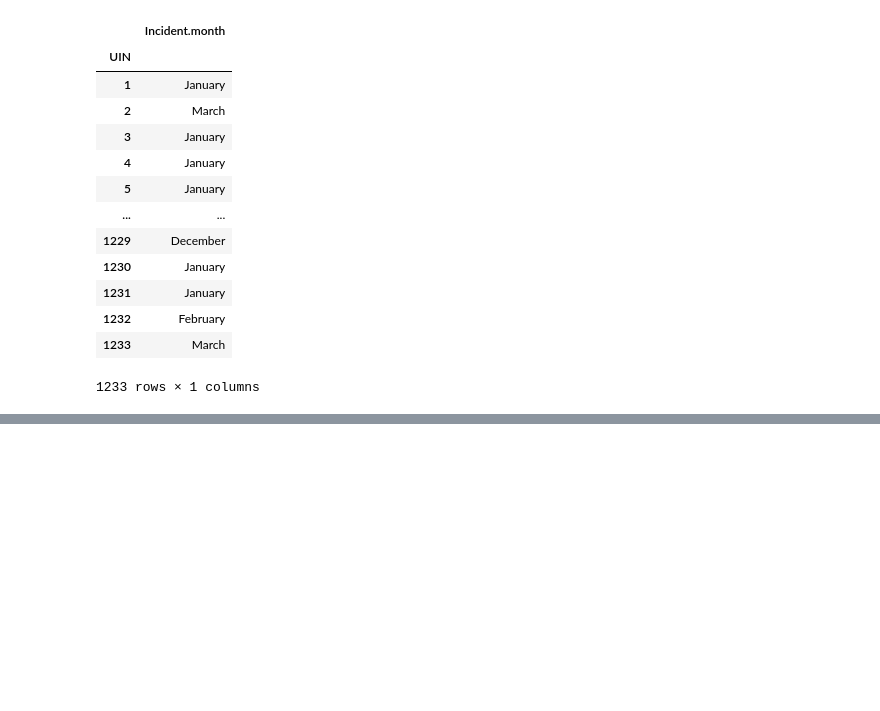
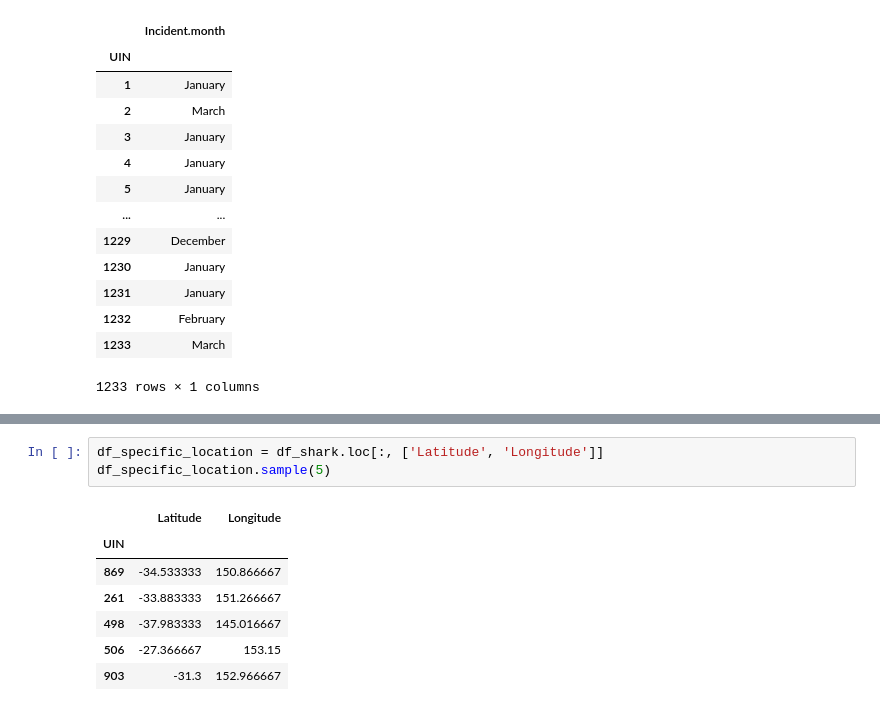
Before and after one commit to anushaTUe/visualisation-20245, a Jupyter notebook: dataset/further_exploration.ipynb, the cells around one changed output, grey strips where cells are left out. Cells and saved outputs as stored; diff of their text form; blank space fills up the shorter version.

```diff
--- a/dataset/further_exploration.ipynb
+++ b/dataset/further_exploration.ipynb
@@ -129,0 +144,11 @@ At first it may seem odd that the highest numbers of attacks are between Novembe
+# %%
+df_specific_location = df_shark.loc[:, ['Latitude', 'Longitude']]
+df_specific_location.sample(5)
+# %% [output]
+|  | Latitude | Longitude |
+| UIN |  |  |
+| 869 | -34.533333 | 150.866667 |
+| 261 | -33.883333 | 151.266667 |
+| 498 | -37.983333 | 145.016667 |
+| 506 | -27.366667 | 153.15 |
+| 903 | -31.3 | 152.966667 |
```
Also changed, not shown: parts of 8 cells of this notebook, 1 other file.
